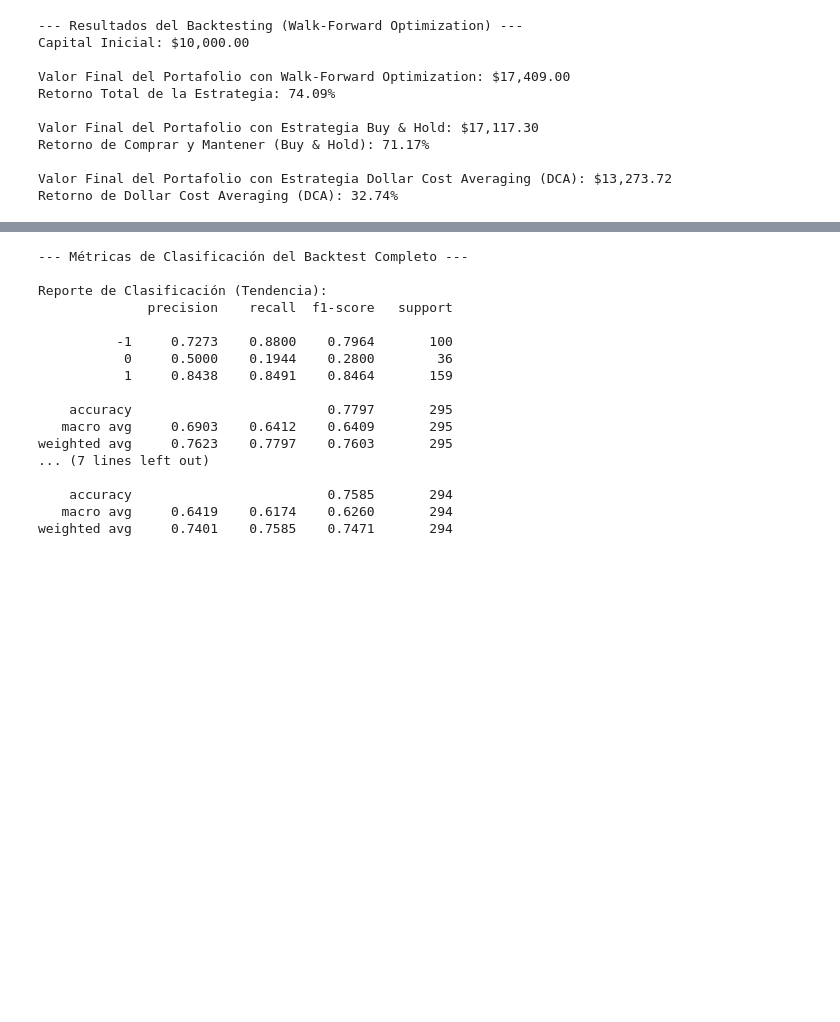
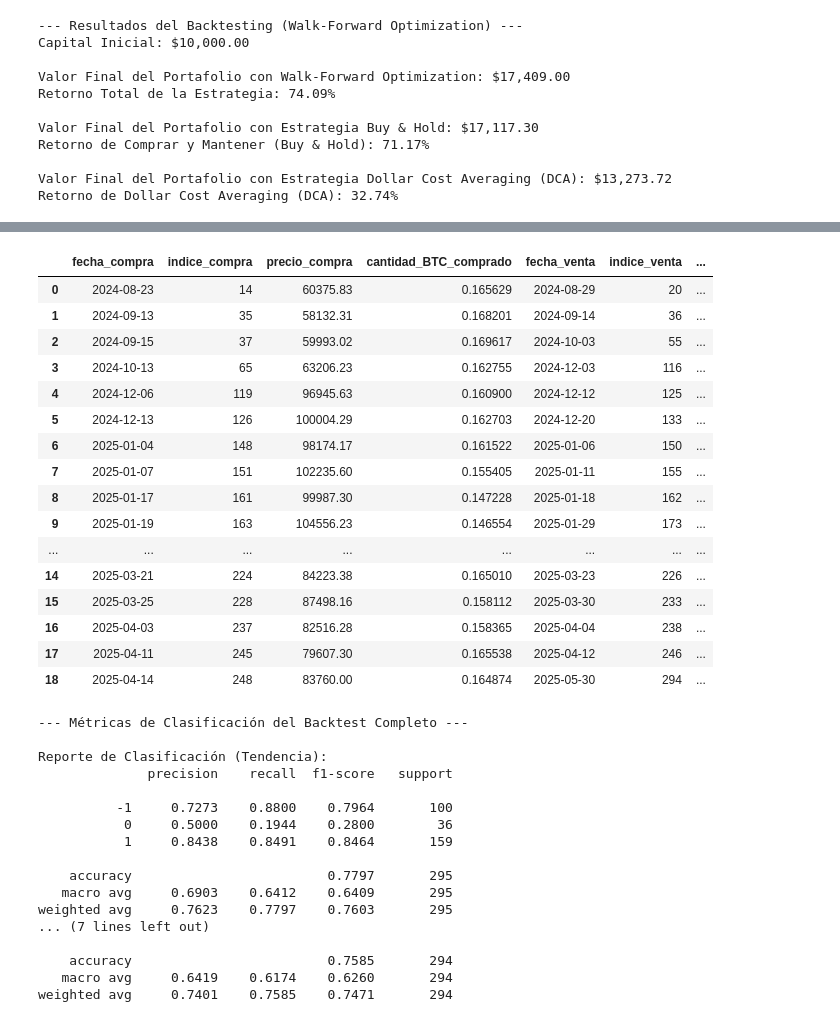
Before and after one commit to GuiredysGomez/bitcoin_sentiment_forecaster, a Jupyter notebook: notebooks/backtesting/select_best_model.ipynb, the cells around one changed output, grey strips where cells are left out. Drawn from its saved outputs; the diff is of its cells as text; code cells hidden in the pictures; blank space fills up the shorter version.

```diff
--- a/notebooks/backtesting/select_best_model.ipynb
+++ b/notebooks/backtesting/select_best_model.ipynb
@@ -197,3 +170,23 @@ Número total de transacciones: 37
+# %%
+trades_df
+# %% [output]
+|  | fecha_compra | indice_compra | precio_compra | cantidad_BTC_comprado | fecha_venta | indice_venta | ... |
+| 0 | 2024-08-23 | 14 | 60375.83 | 0.165629 | 2024-08-29 | 20 | ... |
+| 1 | 2024-09-13 | 35 | 58132.31 | 0.168201 | 2024-09-14 | 36 | ... |
+| 2 | 2024-09-15 | 37 | 59993.02 | 0.169617 | 2024-10-03 | 55 | ... |
+| 3 | 2024-10-13 | 65 | 63206.23 | 0.162755 | 2024-12-03 | 116 | ... |
+| 4 | 2024-12-06 | 119 | 96945.63 | 0.160900 | 2024-12-12 | 125 | ... |
+| 5 | 2024-12-13 | 126 | 100004.29 | 0.162703 | 2024-12-20 | 133 | ... |
+| 6 | 2025-01-04 | 148 | 98174.17 | 0.161522 | 2025-01-06 | 150 | ... |
+| 7 | 2025-01-07 | 151 | 102235.60 | 0.155405 | 2025-01-11 | 155 | ... |
+| 8 | 2025-01-17 | 161 | 99987.30 | 0.147228 | 2025-01-18 | 162 | ... |
+| 9 | 2025-01-19 | 163 | 104556.23 | 0.146554 | 2025-01-29 | 173 | ... |
+| ... | ... | ... | ... | ... | ... | ... | ... |
+| 14 | 2025-03-21 | 224 | 84223.38 | 0.165010 | 2025-03-23 | 226 | ... |
+| 15 | 2025-03-25 | 228 | 87498.16 | 0.158112 | 2025-03-30 | 233 | ... |
+| 16 | 2025-04-03 | 237 | 82516.28 | 0.158365 | 2025-04-04 | 238 | ... |
+| 17 | 2025-04-11 | 245 | 79607.30 | 0.165538 | 2025-04-12 | 246 | ... |
+| 18 | 2025-04-14 | 248 | 83760.00 | 0.164874 | 2025-05-30 | 294 | ... |
 # %%
 # 5. Métricas de Clasificación sobre todo el Backtest
 
```
Also changed, not shown: parts of 9 cells of this notebook, 6 other files.
